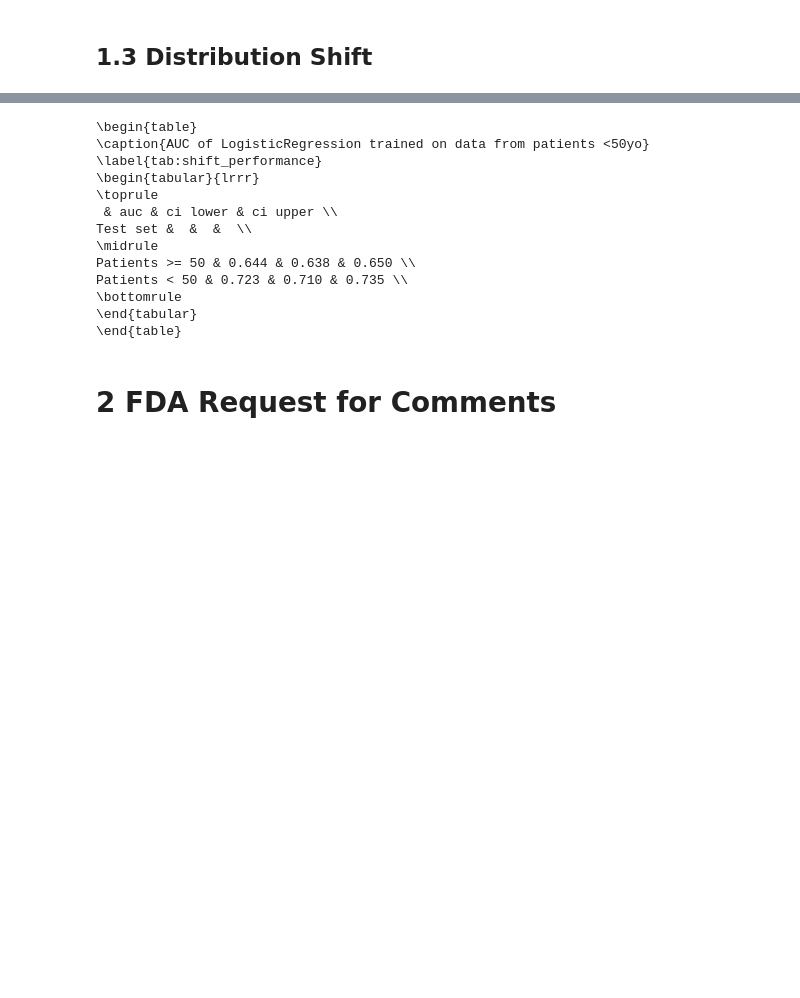
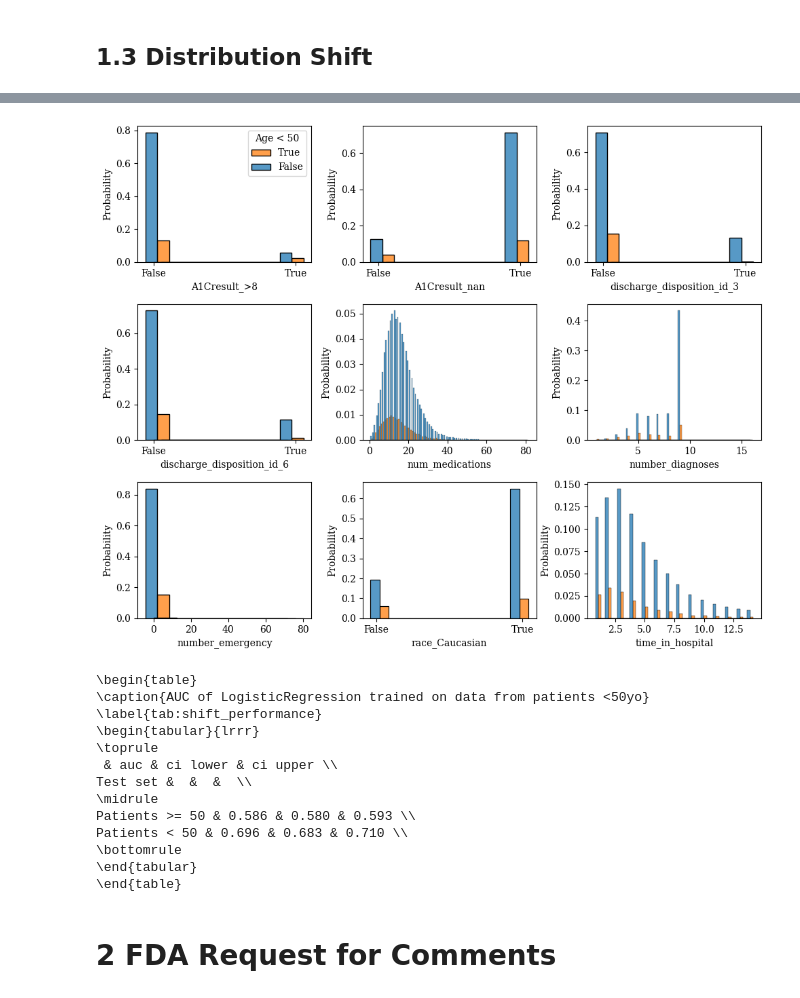
Before and after one commit to furtherAdu/cph-200C, a Jupyter notebook: notebooks/pset1.ipynb, the cells around one changed output, grey strips where cells are left out. Cells and saved outputs as stored; diff of their text form; code cells hidden in the pictures; blank space fills up the shorter version.

```diff
--- a/notebooks/pset1.ipynb
+++ b/notebooks/pset1.ipynb
@@ -709,3 +722,29 @@ Older than 50 roc_auc_score: (0.6438467203295262, (0.6380044474545873, 0.6496889
+# %%
+# get columns with largest difference in ANOVA F-statistic between groups
+skb = SelectKBest(k=9).fit(train_df[train_df.columns.difference(['age'])], younger_50_idx)
+top_differences_cols = skb.get_feature_names_out()
+
+# plot densities
+fig, axs = plt.subplots(3, 3, figsize=(10,8))
+axs = axs.ravel()
+
+for i, col in enumerate(top_differences_cols):
+    legend = True if i == 0 else False
+
+    g = sns.histplot(train_df, x=col, hue=younger_50_idx,
+                     fill=True, stat='probability',
+                     ax=axs[i], legend=legend, multiple="dodge", shrink=3)
+
+    if train_df[col].nunique() == 2:
+        g.set_xticks([0,1])
+        g.set_xticklabels(['False', 'True'])
+
+    if legend:
+        g.legend(title='Age < 50', labels=['True', 'False'])
+
+plt.tight_layout()
+# %% [output]
+[figure, added]
 # %%
 # get table in latex
 shift_df = pd.DataFrame([[older50_score[0], *older50_score[1]],
@@ -716,7 +755,7 @@ shift_df.index.name = 'Test set'
 
 print(shift_df.to_latex(index=True,
                         label=f'tab:shift_performance',
-                        caption=f'AUC of {mlp_model_name} trained on data from patients <50yo',
+                        caption=f'AUC of {linear_model_name} trained on data from patients <50yo',
                         sparsify=True,
                         float_format='%.3f'))
 # %% [output]
@@ -728,8 +767,8 @@ print(shift_df.to_latex(index=True,
  & auc & ci lower & ci upper \\
 Test set &  &  &  \\
 \midrule
-Patients >= 50 & 0.644 & 0.638 & 0.650 \\
-Patients < 50 & 0.723 & 0.710 & 0.735 \\
+Patients >= 50 & 0.586 & 0.580 & 0.593 \\
+Patients < 50 & 0.696 & 0.683 & 0.710 \\
 \bottomrule
 \end{tabular}
 \end{table}
```
Also changed, not shown: parts of 8 cells of this notebook, 15 other files.
